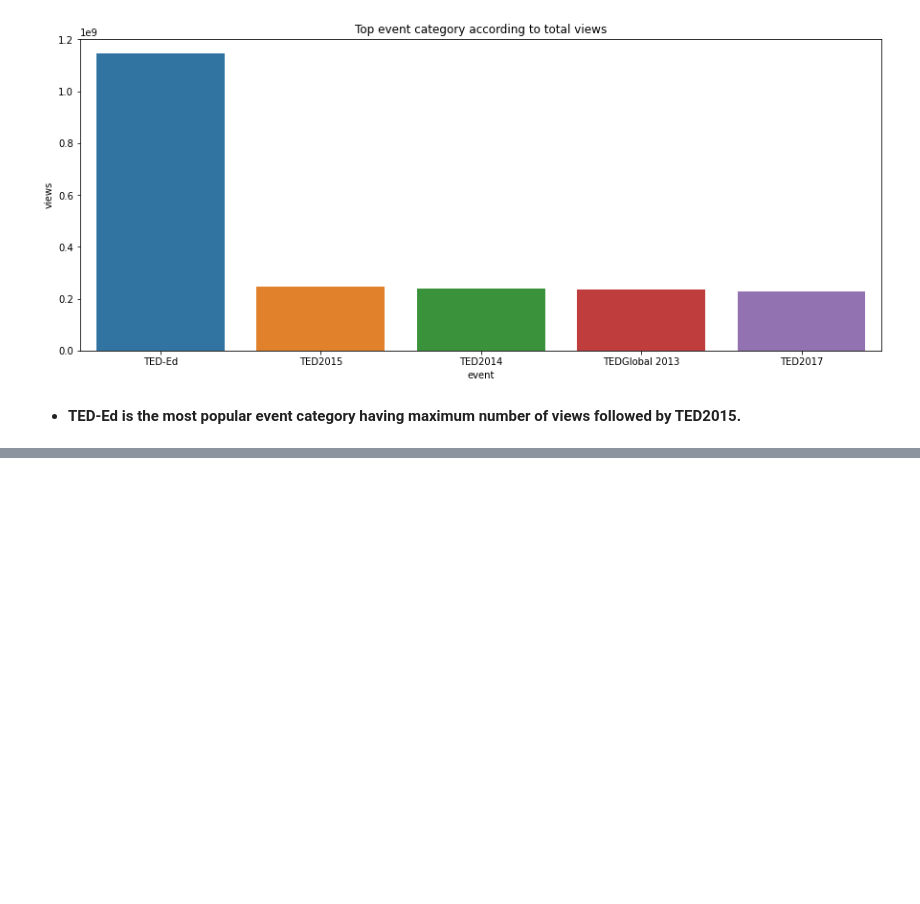
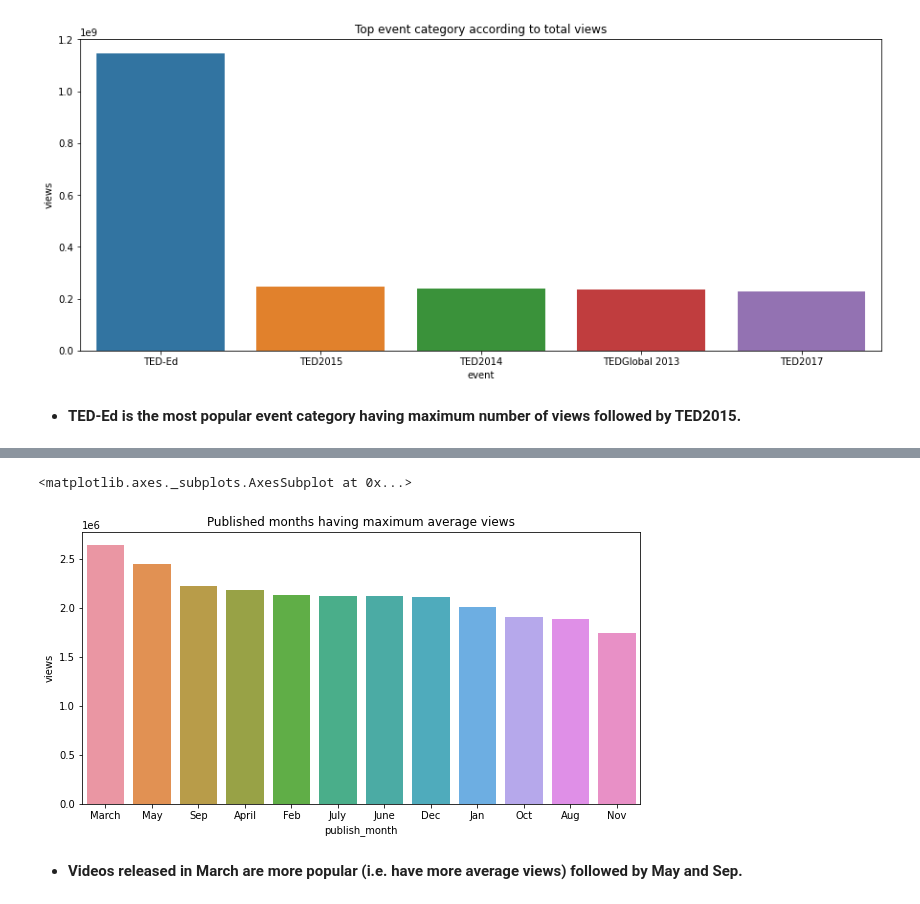
Before and after one commit to PuroshotamSingh/Ted-talk-views-prediction, a Jupyter notebook: Ted_Talk_Views_Prediction_Puroshotam_Singh_Capstone_Project_2.ipynb, the cells around one changed output, grey strips where cells are left out. Drawn from its saved outputs; the diff is of its cells as text; code cells hidden in the pictures; blank space fills up the shorter version.

```diff
--- a/Ted_Talk_Views_Prediction_Puroshotam_Singh_Capstone_Project_2.ipynb
+++ b/Ted_Talk_Views_Prediction_Puroshotam_Singh_Capstone_Project_2.ipynb
@@ -245,0 +402,15 @@ sns.barplot(x='event',y='views',data=pop_event_df)
+# %%
+# Most popular publish month according to average Views
+pop_rel_month=df[['publish_month','views']].groupby('publish_month').agg({'views' : 'mean'})
+pop_rel_month=pop_rel_month.sort_values('views',ascending=False)
+pop_rel_month.reset_index(inplace=True)
+
+# Barplot showing months having maximum average views
+plt.figure(figsize=(10,5))
+plt.title('Published months having maximum average views')
+sns.barplot(x='publish_month',y='views',data=pop_rel_month)
+# %% [output]
+<matplotlib.axes._subplots.AxesSubplot at 0x...>
+[figure, added]
+# %% [markdown]
+* **Videos released in March are more popular (i.e. have more average views) followed by May and Sep.**
```
Also changed, not shown: parts of 27 cells of this notebook.
